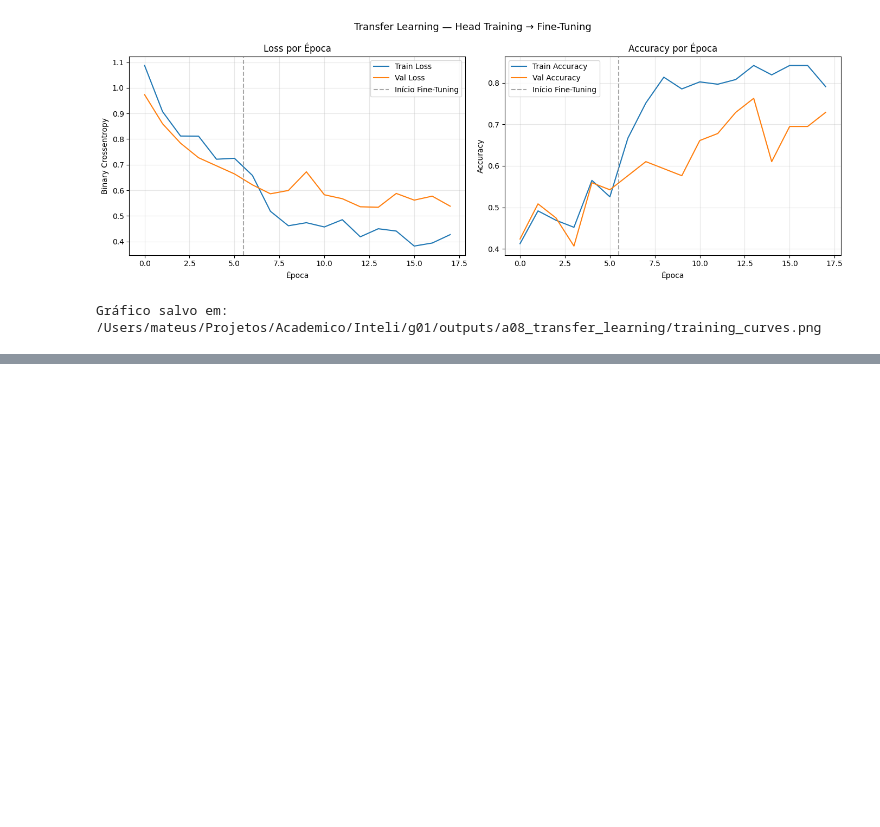
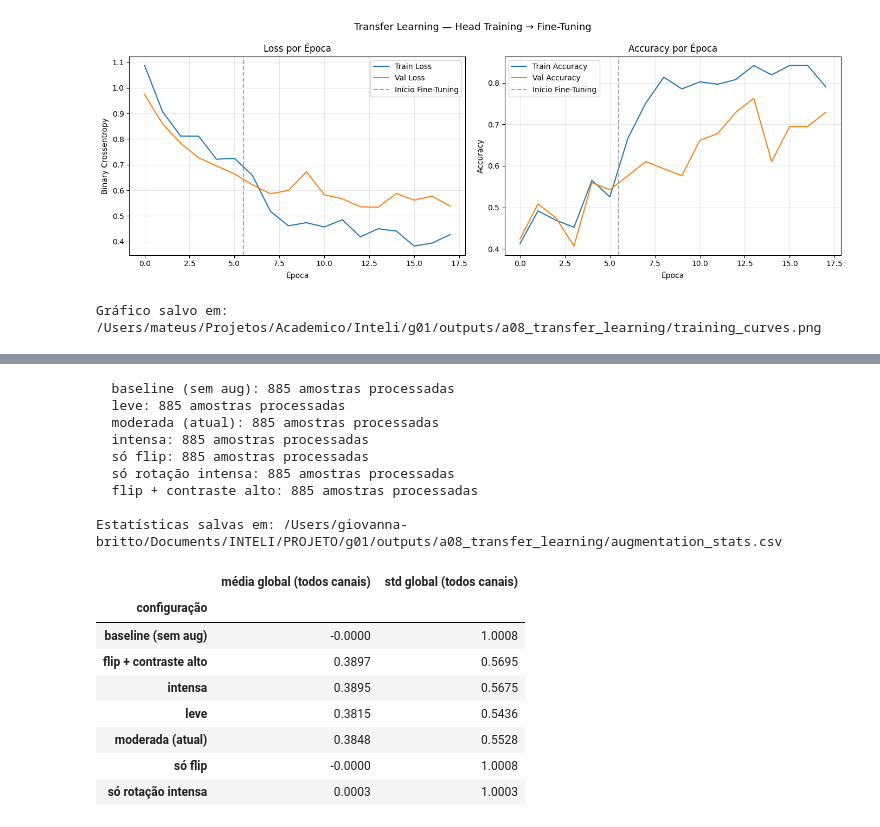
Before and after one commit to pedroauler12/SpectraAI, a Jupyter notebook: artefatos/a08_transfer_learning/a08_transfer_learning.ipynb, the cells around one changed output, grey strips where cells are left out. Saved outputs shown, nothing was run; the diff lists cells and outputs as text; code cells hidden in the pictures; blank space fills up the shorter version.

```diff
--- a/artefatos/a08_transfer_learning/a08_transfer_learning.ipynb
+++ b/artefatos/a08_transfer_learning/a08_transfer_learning.ipynb
@@ -634,0 +777,63 @@ Gráfico salvo em: /Users/mateus/Projetos/Academico/Inteli/g01/outputs/a08_trans
+# %%
+N_ITERS = 5  # repetições estocásticas por imagem para capturar variância do augmentation
+N_CHANNELS = all_train_imgs.shape[-1]
+
+stats_rows = []
+for nome, cfg in AUG_CONFIGS.items():
+    aug_layer = make_aug_layer(**cfg)
+
+    aug_imgs_list = []
+    for _ in range(N_ITERS):
+        if aug_layer is not None:
+            batch = tf.constant(all_train_imgs, dtype=tf.float32)
+            aug_batch = aug_layer(batch, training=True).numpy()
+        else:
+            aug_batch = all_train_imgs
+        aug_imgs_list.append(aug_batch)
+
+    aug_pool = np.concatenate(aug_imgs_list, axis=0)  # (N_train * N_ITERS, H, W, C)
+
+    for ch in range(N_CHANNELS):
+        ch_vals = aug_pool[:, :, :, ch].ravel()
+        stats_rows.append({
+            "configuração": nome,
+            "canal": ch,
+            "média": float(ch_vals.mean()),
+            "desvio_padrão": float(ch_vals.std()),
+            "mín": float(ch_vals.min()),
+            "máx": float(ch_vals.max()),
+        })
+
+    print(f"  {nome}: {aug_pool.shape[0]} amostras processadas")
+
+stats_df = pd.DataFrame(stats_rows)
+stats_df.to_csv(OUTPUT_DIR / "augmentation_stats.csv", index=False)
+print(f"\nEstatísticas salvas em: {OUTPUT_DIR / 'augmentation_stats.csv'}")
+
+# Tabela resumida: média/std global por configuração (média sobre todos os canais)
+summary = (
+    stats_df.groupby("configuração")[["média", "desvio_padrão"]]
+    .mean()
+    .round(4)
+    .rename(columns={"média": "média global (todos canais)", "desvio_padrão": "std global (todos canais)"})
+)
+display(summary)
+# %% [output]
+  baseline (sem aug): 885 amostras processadas
+  leve: 885 amostras processadas
+  moderada (atual): 885 amostras processadas
+  intensa: 885 amostras processadas
+  só flip: 885 amostras processadas
+  só rotação intensa: 885 amostras processadas
+  flip + contraste alto: 885 amostras processadas
+
+Estatísticas salvas em: /Users/giovanna-britto/Documents/INTELI/PROJETO/g01/outputs/a08_transfer_learning/augmentation_stats.csv
+|  | média global (todos canais) | std global (todos canais) |
+| configuração |  |  |
+| baseline (sem aug) | -0.0000 | 1.0008 |
+| flip + contraste alto | 0.3897 | 0.5695 |
+| intensa | 0.3895 | 0.5675 |
+| leve | 0.3815 | 0.5436 |
+| moderada (atual) | 0.3848 | 0.5528 |
+| só flip | -0.0000 | 1.0008 |
+| só rotação intensa | 0.0003 | 1.0003 |
```
Also changed, not shown: parts of 7 cells of this notebook, 2 other files.
